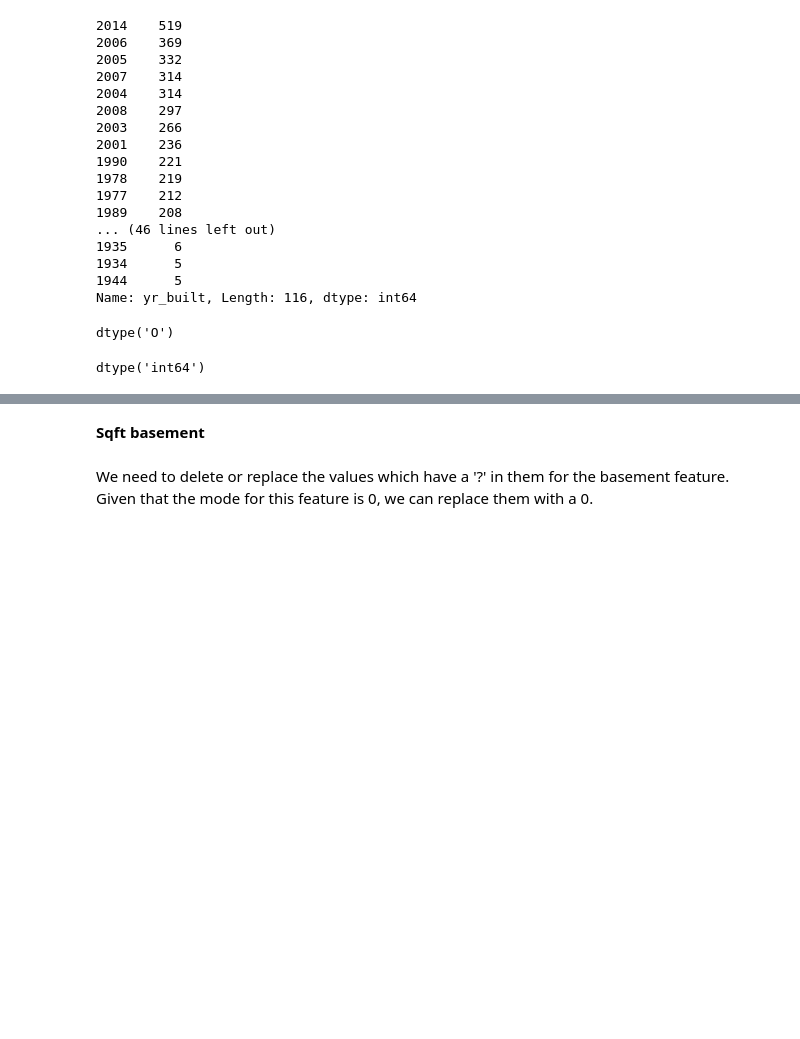
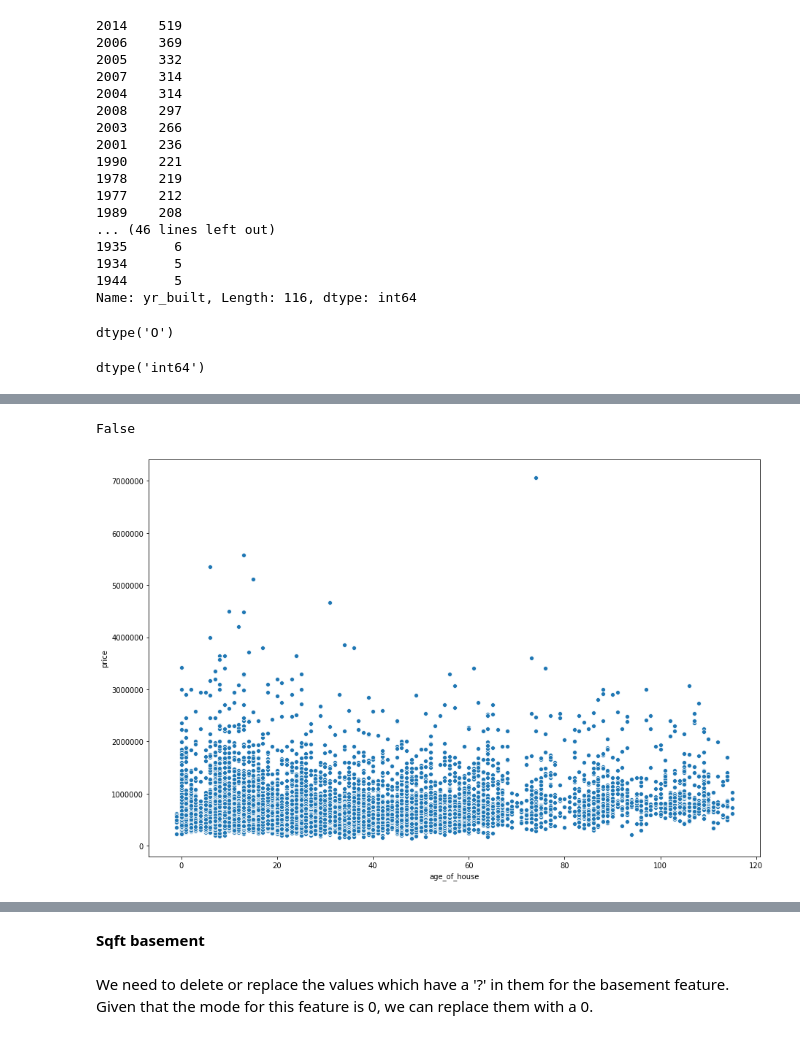
Before and after one commit to HeleneBu/Project_1, a Jupyter notebook: Data cleaning and question 2.ipynb, the cells around one changed output, grey strips where cells are left out. Cells and saved outputs as stored; diff of their text form; code cells hidden in the pictures; blank space fills up the shorter version.

```diff
--- a/Data cleaning and question 2.ipynb
+++ b/Data cleaning and question 2.ipynb
@@ -520,0 +507,2 @@ See the caveats in the documentation: http://pandas.pydata.org/pandas-docs/stabl
+# %%
+beds_above8['year_sold'] = beds_above8[['date']].applymap(lambda x: x[-4:])
@@ -520,0 +546,2 @@ See the caveats in the documentation: http://pandas.pydata.org/pandas-docs/stabl
+# %%
+beds_above8['year_sold'] = beds_above8['year_sold'].astype('int64')
@@ -520,0 +554,2 @@ See the caveats in the documentation: http://pandas.pydata.org/pandas-docs/stabl
+# %%
+beds_above8['age_of_house'] = beds_above8['year_sold'] - beds_above8['yr_built']
@@ -520,0 +572,10 @@ See the caveats in the documentation: http://pandas.pydata.org/pandas-docs/stabl
+# %%
+beds_above8['age_of_house'].isna().any()
+# %% [output]
+False
+# %%
+plt.figure(figsize = (15,10))
+ax = sns.scatterplot(x="age_of_house", y="price",
+              data=beds_above8)
+# %% [output]
+[figure, added]
```
Also changed, not shown: parts of 36 cells of this notebook.
